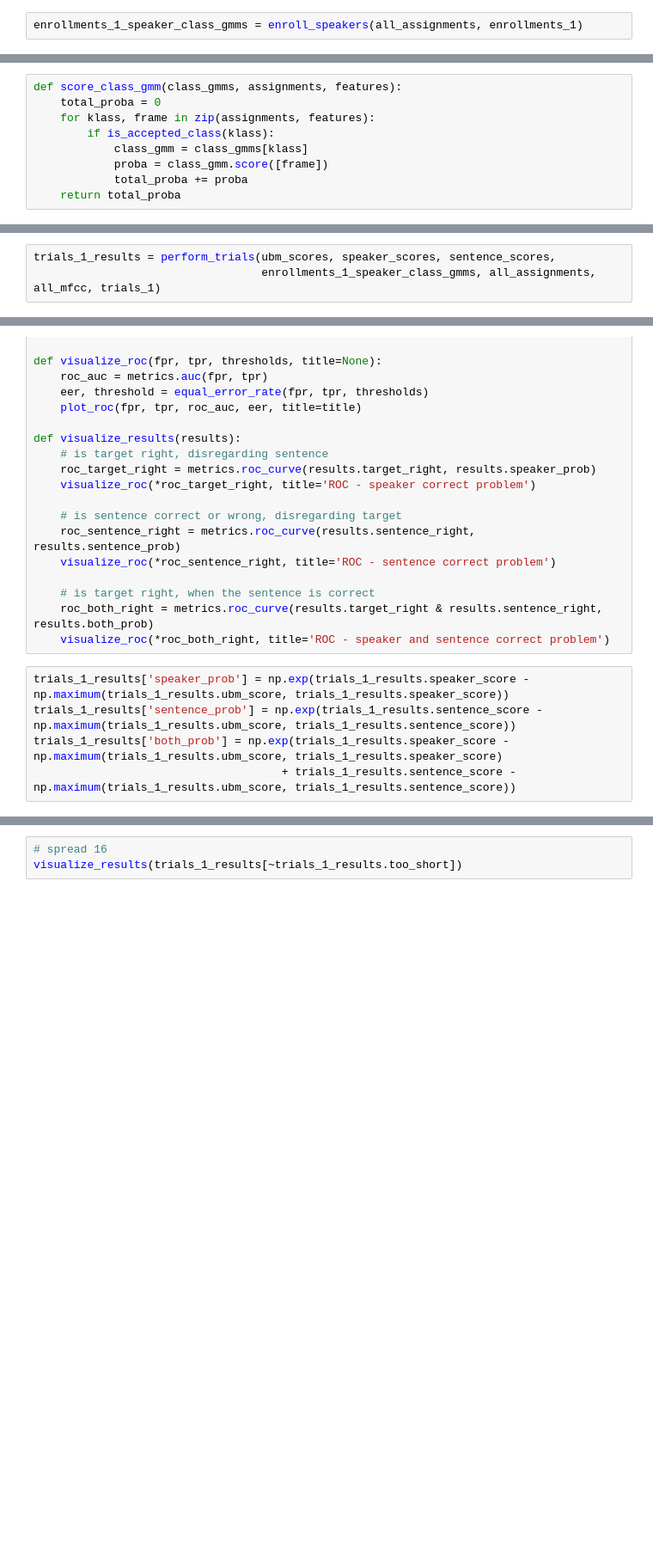
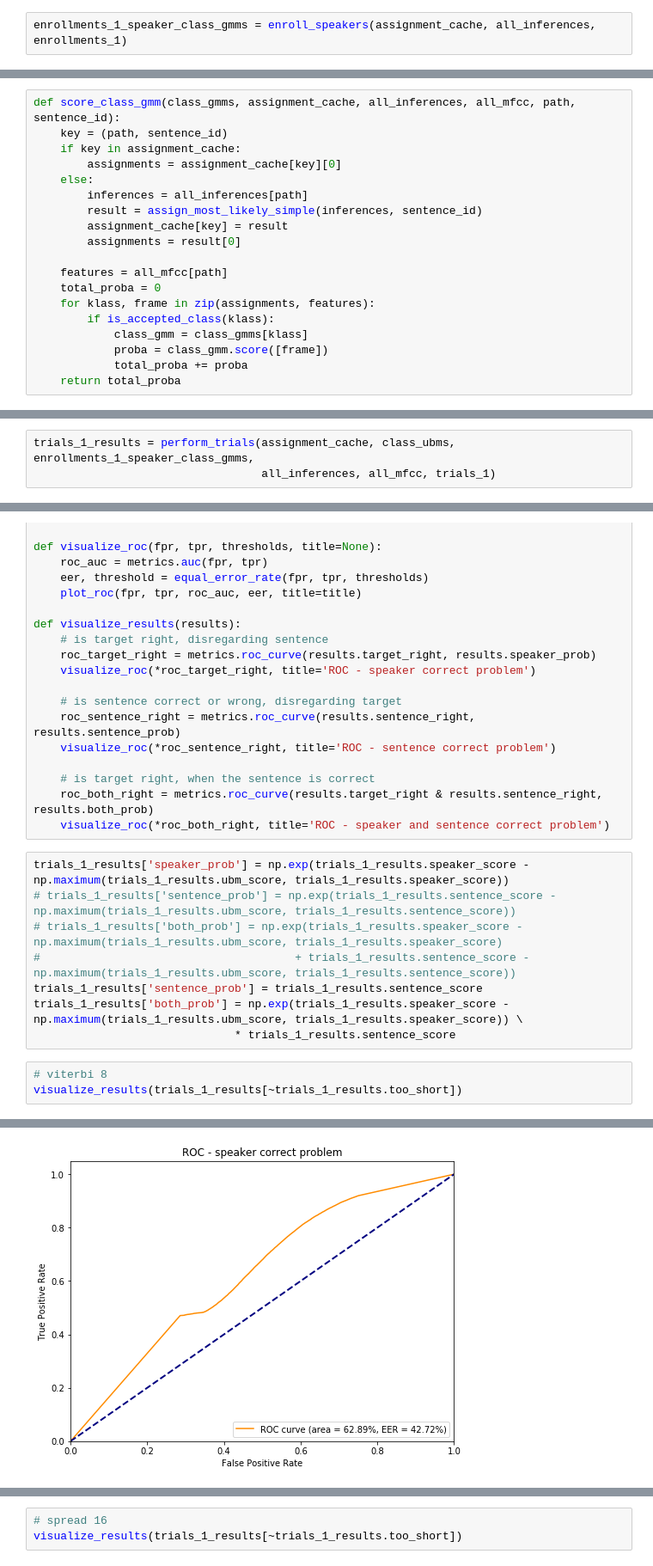
Before and after one commit to michalsosn/paprotka, a Jupyter notebook: notebooks/RedDots - DNN DeepSpeech.ipynb, the cells around one changed output, grey strips where cells are left out. Shown: that part at 86% size. Drawn from its saved outputs; the diff is of its cells as text; blank space fills up the shorter version.

```diff
--- a/notebooks/RedDots - DNN DeepSpeech.ipynb
+++ b/notebooks/RedDots - DNN DeepSpeech.ipynb
@@ -398,7 +549,7 @@ def enroll_speakers(all_assignments, enrollments):
 
     return speaker_class_gmms
 # %%
-enrollments_1_speaker_class_gmms = enroll_speakers(all_assignments, enrollments_1)
+enrollments_1_speaker_class_gmms = enroll_speakers(assignment_cache, all_inferences, enrollments_1)
 # %%
 # fast - not really need to save as long as we have ubms
 # write_model(root + '/models/dnn/enrollment_1_speaker_class_gmms_1.pickle', enrollments_1_speaker_class_gmms)
@@ -419,7 +556,17 @@ extract_informative_labels(alphabet, example_inference)
 # %% [markdown]
 # Evaluate
 # %%
-def score_class_gmm(class_gmms, assignments, features):
+def score_class_gmm(class_gmms, assignment_cache, all_inferences, all_mfcc, path, sentence_id):
+    key = (path, sentence_id)
+    if key in assignment_cache:
+        assignments = assignment_cache[key][0]
+    else:
+        inferences = all_inferences[path]
+        result = assign_most_likely_simple(inferences, sentence_id)
+        assignment_cache[key] = result
+        assignments = result[0]
+
+    features = all_mfcc[path]
     total_proba = 0
     for klass, frame in zip(assignments, features):
         if is_accepted_class(klass):
@@ -484,4 +616,4 @@ sentence_scores = {}
 # %%
-trials_1_results = perform_trials(ubm_scores, speaker_scores, sentence_scores,
-                                  enrollments_1_speaker_class_gmms, all_assignments, all_mfcc, trials_1)
+trials_1_results = perform_trials(assignment_cache, class_ubms, enrollments_1_speaker_class_gmms,
+                                  all_inferences, all_mfcc, trials_1)
 # %%
@@ -531,6 +663,13 @@ def visualize_results(results):
     visualize_roc(*roc_both_right, title='ROC - speaker and sentence correct problem')
 # %%
 trials_1_results['speaker_prob'] = np.exp(trials_1_results.speaker_score - np.maximum(trials_1_results.ubm_score, trials_1_results.speaker_score))
-trials_1_results['sentence_prob'] = np.exp(trials_1_results.sentence_score - np.maximum(trials_1_results.ubm_score, trials_1_results.sentence_score))
-trials_1_results['both_prob'] = np.exp(trials_1_results.speaker_score - np.maximum(trials_1_results.ubm_score, trials_1_results.speaker_score)
-                                     + trials_1_results.sentence_score - np.maximum(trials_1_results.ubm_score, trials_1_results.sentence_score))
+# trials_1_results['sentence_prob'] = np.exp(trials_1_results.sentence_score - np.maximum(trials_1_results.ubm_score, trials_1_results.sentence_score))
+# trials_1_results['both_prob'] = np.exp(trials_1_results.speaker_score - np.maximum(trials_1_results.ubm_score, trials_1_results.speaker_score)
+#                                      + trials_1_results.sentence_score - np.maximum(trials_1_results.ubm_score, trials_1_results.sentence_score))
+trials_1_results['sentence_prob'] = trials_1_results.sentence_score
+trials_1_results['both_prob'] = np.exp(trials_1_results.speaker_score - np.maximum(trials_1_results.ubm_score, trials_1_results.speaker_score)) \
+                              * trials_1_results.sentence_score
+# %%
+# viterbi 8
+visualize_results(trials_1_results[~trials_1_results.too_short])
+# %% [output]
@@ -536,0 +677 @@ trials_1_results['both_prob'] = np.exp(trials_1_results.speaker_score - np.maxim
+[figure, added]
```
Also changed, not shown: parts of 23 cells of this notebook, 2 other files.
